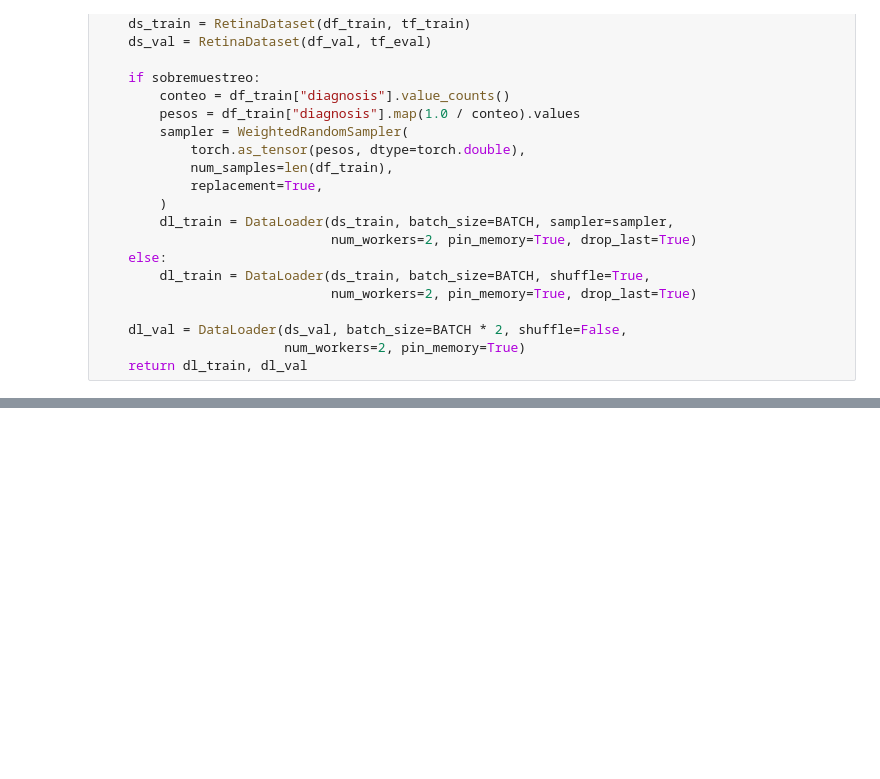
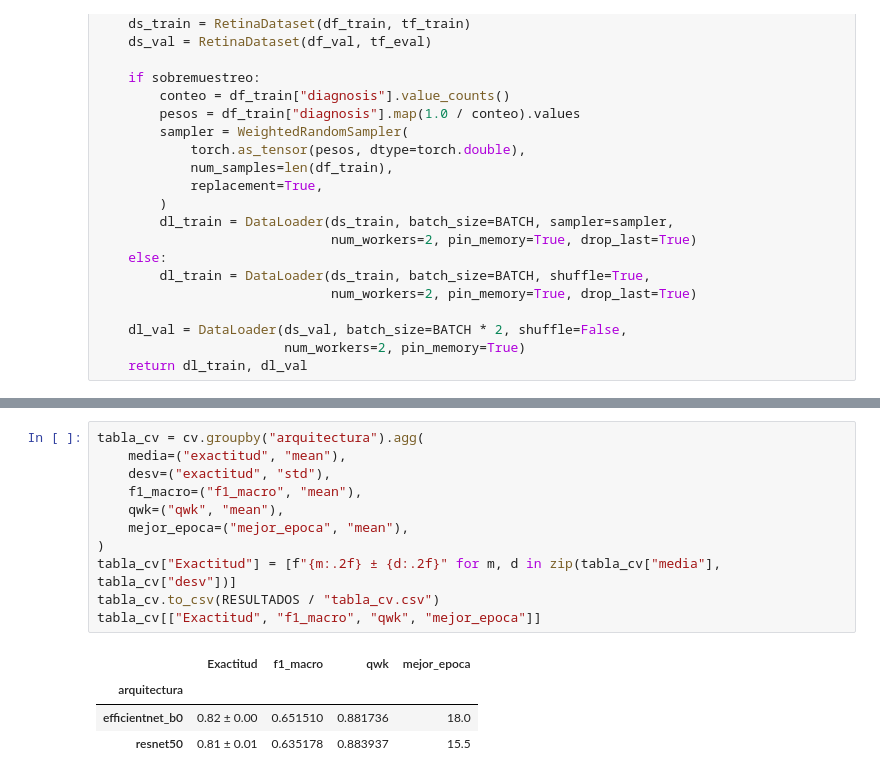
Before and after one commit to DAMT777/diabetic-retinopathy-classification, a Jupyter notebook: Notebooks/entrenamiento.ipynb, the cells around one changed output, grey strips where cells are left out. Cells and saved outputs as stored; diff of their text form; blank space fills up the shorter version.

```diff
--- a/Notebooks/entrenamiento.ipynb
+++ b/Notebooks/entrenamiento.ipynb
@@ -222,0 +502,16 @@ Forma del lote: (16, 3, 384, 384)
+# %%
+tabla_cv = cv.groupby("arquitectura").agg(
+    media=("exactitud", "mean"),
+    desv=("exactitud", "std"),
+    f1_macro=("f1_macro", "mean"),
+    qwk=("qwk", "mean"),
+    mejor_epoca=("mejor_epoca", "mean"),
+)
+tabla_cv["Exactitud"] = [f"{m:.2f} ± {d:.2f}" for m, d in zip(tabla_cv["media"], tabla_cv["desv"])]
+tabla_cv.to_csv(RESULTADOS / "tabla_cv.csv")
+tabla_cv[["Exactitud", "f1_macro", "qwk", "mejor_epoca"]]
+# %% [output]
+|  | Exactitud | f1_macro | qwk | mejor_epoca |
+| arquitectura |  |  |  |  |
+| efficientnet_b0 | 0.82 ± 0.00 | 0.651510 | 0.881736 | 18.0 |
+| resnet50 | 0.81 ± 0.01 | 0.635178 | 0.883937 | 15.5 |
```
Also changed, not shown: parts of 12 cells of this notebook.
